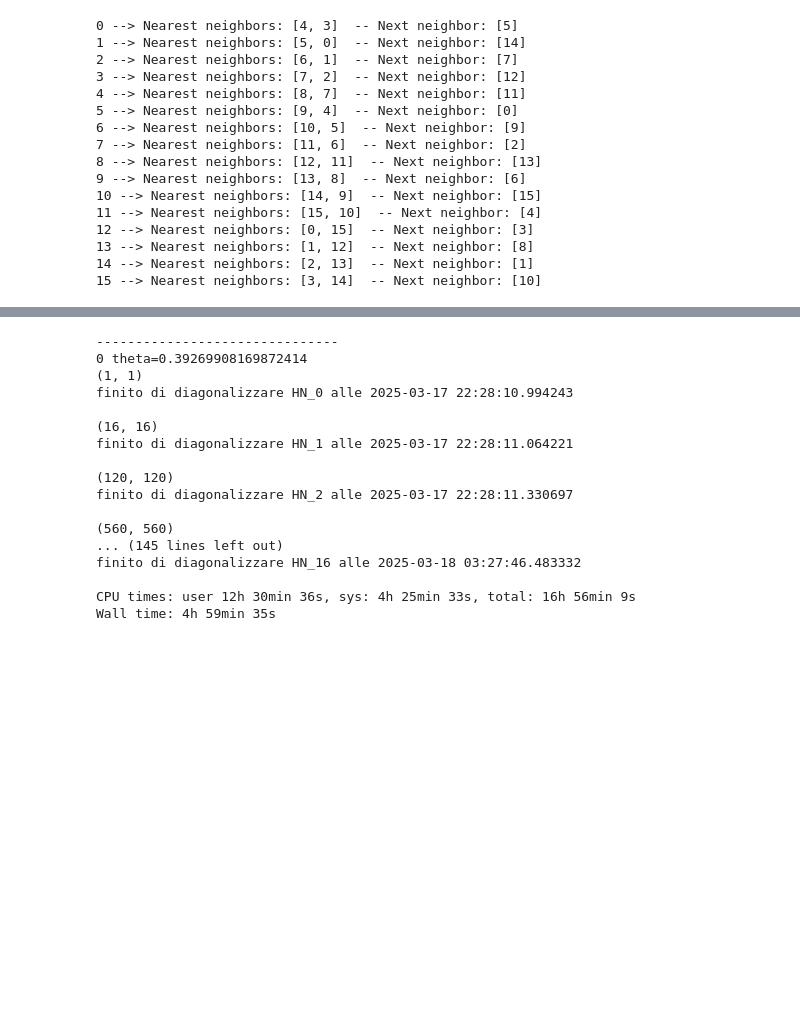
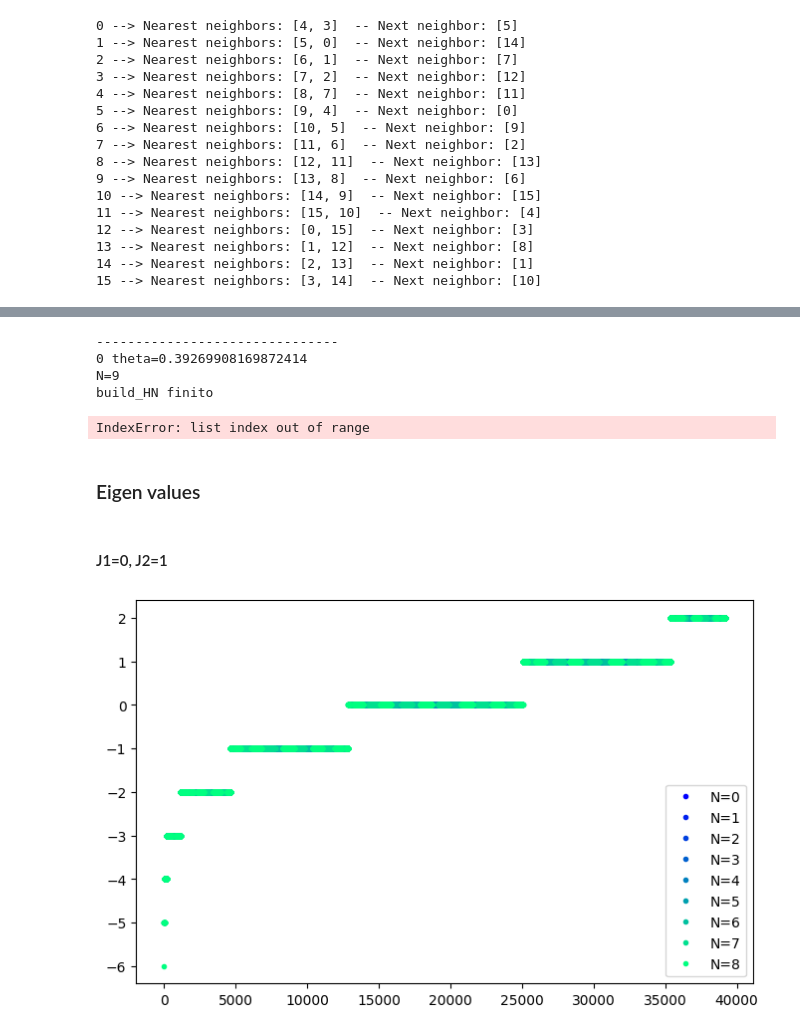
Before and after one commit to Cool-stanza/Shastry-Sutherland-model, a Jupyter notebook: exact diagonalization 4x4 Shastry Sutherland.ipynb, the cells around one changed output, grey strips where cells are left out. Saved outputs shown, nothing was run; the diff lists cells and outputs as text; code cells hidden in the pictures; blank space fills up the shorter version.

Commit message:
eigen values and energy gap changing J1 and J2

```diff
--- a/exact diagonalization 4x4 Shastry Sutherland.ipynb
+++ b/exact diagonalization 4x4 Shastry Sutherland.ipynb
@@ -51,7 +51,10 @@ save_path = "/home/costanza/UNIVERSITÀ/secondo semestre/MOLTI CORPI/dati/"
-# %%
-angles = [i*np.pi/8 for i in range(5)]
-theta = angles[1:-1]
 # %%
-J1,J2 = 1,0
-N=2
+
+"""
+N=9
 HN = HD.build_HN(Lx,Ly,N,J1,J2,neighbors_indices,diag_indices)
+HN = HN.toarray()
+
+eigvals, eigvecs = la.eigh(HN)
+print(eigvals[0])"
+"""
@@ -73,7 +88,8 @@ for i in range(len(theta)):
 
     HN = []
     for N in range(Lx*Ly+1):
-        HN.append(build_HN(L,N,J1,J2))
+        print(f'N={N}')
+        HN.append(HD.build_HN(Lx,Ly,N,J1,J2,neighbors_indices,diag_indices))
         print(HN[N].shape)
 
         HN_dict = {}
@@ -91,18 +107,39 @@ for i in range(len(theta)):
 # %% [output]
 -------------------------------
 0 theta=0.39269908169872414
-(1, 1)
-finito di diagonalizzare HN_0 alle 2025-03-17 22:28:10.994243
-
-(16, 16)
-finito di diagonalizzare HN_1 alle 2025-03-17 22:28:11.064221
-
-(120, 120)
-finito di diagonalizzare HN_2 alle 2025-03-17 22:28:11.330697
-
-(560, 560)
-... (145 lines left out)
-finito di diagonalizzare HN_16 alle 2025-03-18 03:27:46.483332
-
-CPU times: user 12h 30min 36s, sys: 4h 25min 33s, total: 16h 56min 9s
-Wall time: 4h 59min 35s
+N=9
+build_HN finito
+IndexError: list index out of range
+# %% [markdown]
+### Eigen values
+# %% [markdown]
+#### J1=0, J2=1
+# %%
+plt.figure(figsize=(8,5))
+colormap = get_cmap("winter")
+colors = colormap(np.linspace(0, 1, 9))
+
+all_eigvals = []
+all_labels = []
+for i in range(9):
+    a=np.load(save_path+"J1=0.0_J2=1.0/"+f"eigvals block N={i}/"+f"eigvals_N={i}.npy")
+    all_eigvals.extend(a)
+    all_labels.extend([i]*len(a))
+
+all_eigvals = np.array(all_eigvals)
+all_labels = np.array(all_labels)
+sorted_indices = np.argsort(all_eigvals)
+all_eigvals_sorted = all_eigvals[sorted_indices]
+all_labels_sorted = all_labels[sorted_indices]
+
+for i in range(9):
+    mask = all_labels_sorted == i
+    plt.plot(np.where(mask)[0], all_eigvals_sorted[mask], '.', color=colors[i], label=f"N={i}")
+
+plt.legend()
+plt.show()
+
+eigvals_0_1 = all_eigvals_sorted
+labels_0_1 = all_labels_sorted
+# %% [output]
+[figure, added]
```
Also changed, not shown: parts of 14 cells of this notebook.
